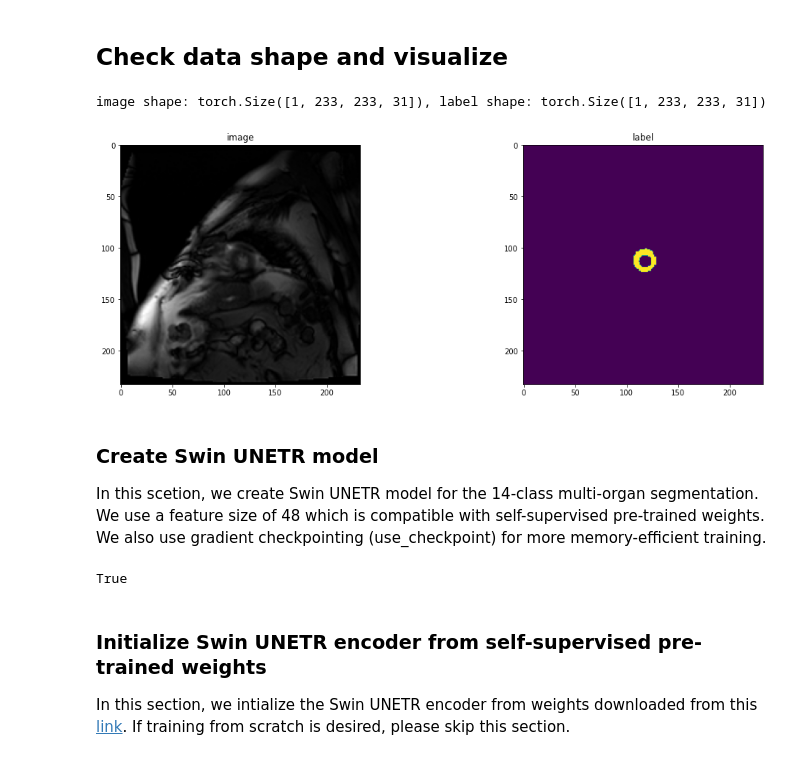
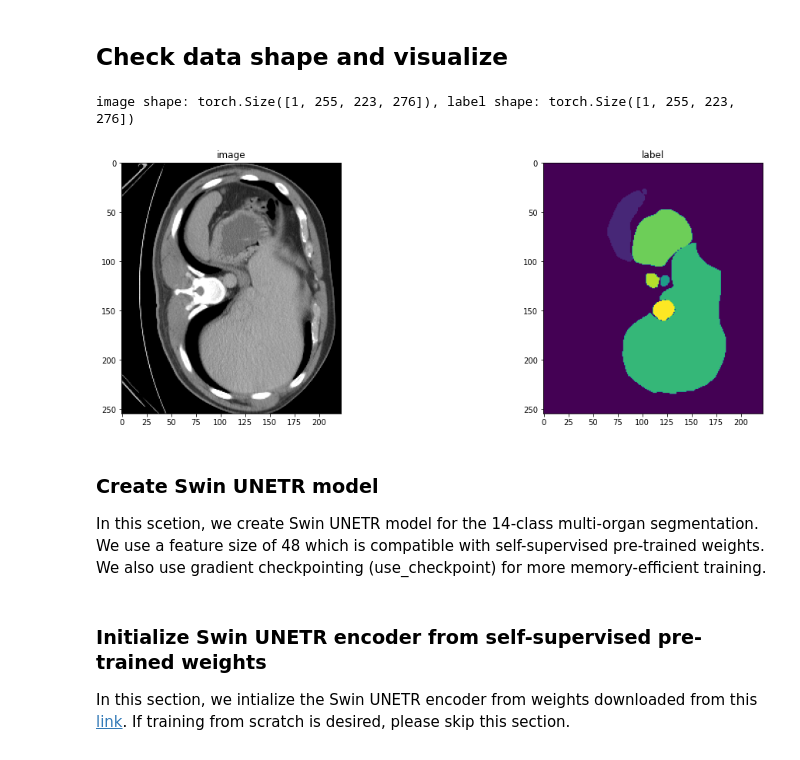
Before and after one commit to HiroForYou/Vision-2-Transformers, a Jupyter notebook: ViT-in-medical-imaging/swin_unetr_btcv_segmentation_3d.ipynb, the cells around one changed output. Cells and saved outputs as stored; diff of their text form; code cells hidden in the pictures.

```diff
--- a/ViT-in-medical-imaging/swin_unetr_btcv_segmentation_3d.ipynb
+++ b/ViT-in-medical-imaging/swin_unetr_btcv_segmentation_3d.ipynb
@@ -443,6 +402,7 @@ onlyfiles
 # %%
+root_dir = "./"
 data_dir = "./data/"
-split_JSON = "dataset_0.json"
+split_JSON = "dataset_1.json"
 
 datasets = data_dir + split_JSON
 datalist = load_decathlon_datalist(datasets, True, "training")
@@ -450,54 +410,57 @@ val_files = load_decathlon_datalist(datasets, True, "validation")
 train_ds = CacheDataset(
     data=datalist,
     transform=train_transforms,
-    cache_num=24,
-    cache_rate=1.0,
-    num_workers=8,
+    #cache_num=24,
+    #cache_rate=1.0,
+    #num_workers=8,
 )
 train_loader = DataLoader(
-    train_ds, batch_size=1, shuffle=True, num_workers=8, pin_memory=True
+    train_ds, batch_size=1, shuffle=True,
+    # num_workers=8,
+    # pin_memory=True
 )
 val_ds = CacheDataset(
-    data=val_files, transform=val_transforms, cache_num=6, cache_rate=1.0, num_workers=4
+    data=val_files,
+    transform=val_transforms,
+    #cache_num=6, cache_rate=1.0,
+    #num_workers=4
 )
 val_loader = DataLoader(
-    val_ds, batch_size=1, shuffle=False, num_workers=4, pin_memory=True
+    val_ds, batch_size=1, shuffle=False,
+    #num_workers=4,
+    #pin_memory=True
 )
 # %% [markdown]
 ## Check data shape and visualize
 # %%
 slice_map = {
-    "det0042401_avg.nii.gz": 170,
-    "det0042501_avg.nii.gz": 2,
-    "det0042601_avg.nii.gz": 3,
-    "det0043101_avg.nii.g": 4,
-    "det0043201_avg.nii.gz": 5,
-    "det0044601_avg.nii.gz": 180,
+    "img0035.nii.gz": 170,
+    "img0036.nii.gz": 230,
+    "img0037.nii.gz": 204,
+    "img0038.nii.gz": 204,
+    "img0039.nii.gz": 204,
+    "img0040.nii.gz": 180,
 }
-case_num = 2
-img_name = os.path.split(val_ds[case_num]["image_meta_dict"]["filename_or_obj"])[1]
+case_num = 1
+img_name = os.path.split(val_ds[case_num]['image_meta_dict']["filename_or_obj"])[1]
 img = val_ds[case_num]["image"]
 label = val_ds[case_num]["label"]
 img_shape = img.shape
 label_shape = label.shape
 print(f"image shape: {img_shape}, label shape: {label_shape}")
 plt.figure("image", (18, 6))
 plt.subplot(1, 2, 1)
 plt.title("image")
 plt.imshow(img[0, :, :, slice_map[img_name]].detach().cpu(), cmap="gray")
 plt.subplot(1, 2, 2)
 plt.title("label")
 plt.imshow(label[0, :, :, slice_map[img_name]].detach().cpu())
 plt.show()
 # %% [output]
-image shape: torch.Size([1, 233, 233, 31]), label shape: torch.Size([1, 233, 233, 31])
+image shape: torch.Size([1, 255, 223, 276]), label shape: torch.Size([1, 255, 223, 276])
-[figure, old version]
+[figure, new version]
 # %% [markdown]
 ### Create Swin UNETR model
 
 In this scetion, we create Swin UNETR model for the 14-class multi-organ segmentation. We use a feature size of 48 which is compatible with self-supervised pre-trained weights. We also use gradient checkpointing (use_checkpoint) for more memory-efficient training.
-# %%
-torch.cuda.is_available()
-# %% [output]
-True
 # %%
```
Also changed, not shown: parts of 15 cells of this notebook, 10 other files.
